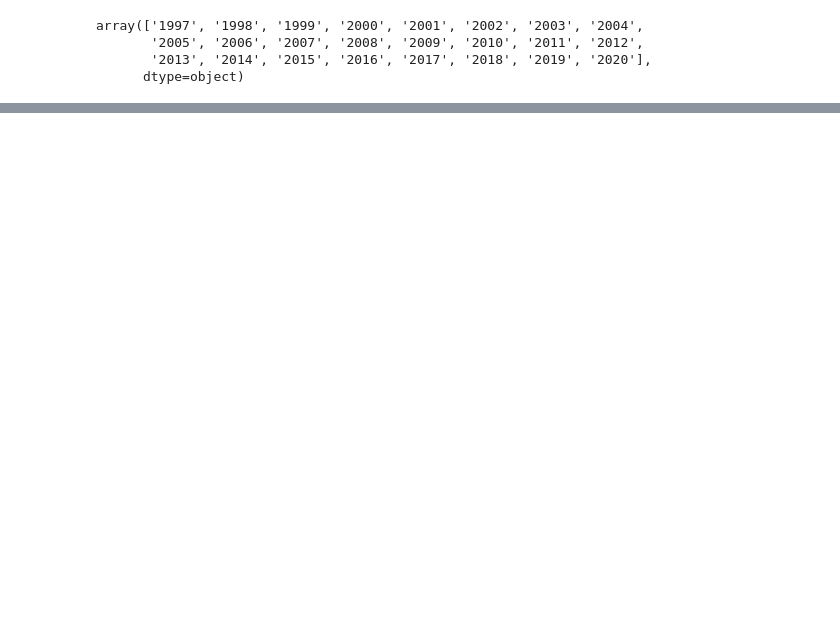
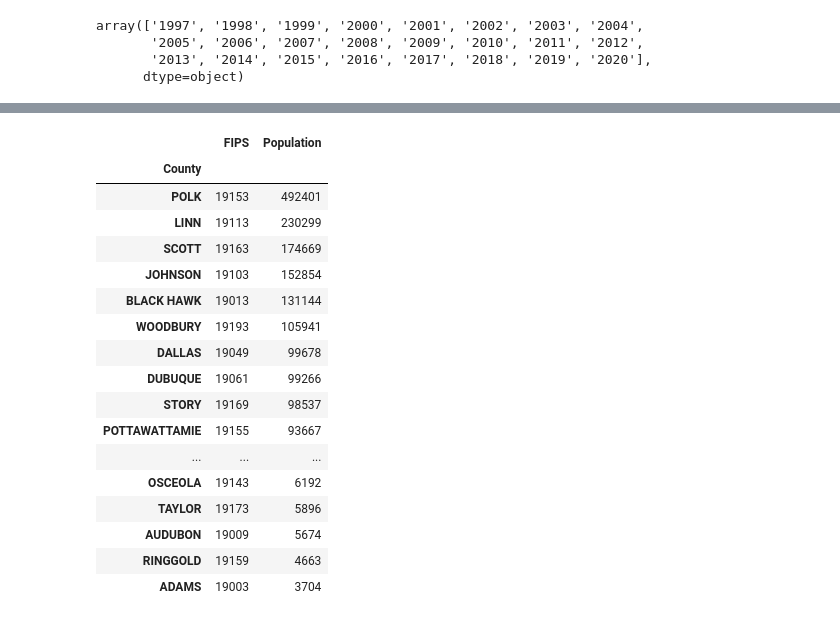
Before and after one commit to flyingcape/Iowa_Liquor_Sales, a Jupyter notebook: Visualizing_Other_County_Variables.ipynb, the cells around one changed output, grey strips where cells are left out. Drawn from its saved outputs; the diff is of its cells as text; code cells hidden in the pictures; blank space fills up the shorter version.

```diff
--- a/Visualizing_Other_County_Variables.ipynb
+++ b/Visualizing_Other_County_Variables.ipynb
@@ -382,2 +213,0 @@ temp3
-# %%
-iowa_pop_temp['County'] = iowa_pop_temp['County'].str.lower()
@@ -584,0 +269,61 @@ county.sort_values(by = ['County','Year'])
+# %%
+data0_2015 = iowa_pop_temp.loc[iowa_pop_temp['Year'] == '2015']
+data0_2016 = iowa_pop_temp.loc[iowa_pop_temp['Year'] == '2016']
+data0_2017 = iowa_pop_temp.loc[iowa_pop_temp['Year'] == '2017']
+data0_2018 = iowa_pop_temp.loc[iowa_pop_temp['Year'] == '2018']
+data0_2019 = iowa_pop_temp.loc[iowa_pop_temp['Year'] == '2019']
+data0_2020 = iowa_pop_temp.loc[iowa_pop_temp['Year'] == '2020']
+
+pop_2015 = []
+pop_2016 = []
+pop_2017 = []
+pop_2018 = []
+pop_2019 = []
+pop_2020 = []
+
+for k in all_counties:
+    pop_2015 = np.append(pop_2015,
+                data0_2015.loc[data0_2015['County'] == k,'Population'])
+
+    pop_2016 = np.append(pop_2016,
+                data0_2016.loc[data0_2016['County'] == k, 'Population'])
+
+    pop_2017 = np.append(pop_2017,
+                data0_2017.loc[data0_2017['County'] == k, 'Population'])
+
+    pop_2018 = np.append(pop_2018,
+                data0_2018.loc[data0_2018['County'] == k, 'Population'])
+
+    pop_2019 = np.append(pop_2019,
+                data0_2019.loc[data0_2019['County'] == k, 'Population'])
+
+    pop_2020 = np.append(pop_2020,
+                data0_2020.loc[data0_2020['County'] == k, 'Population'])
+
+map_counties_pts['Population_2015'] = pop_2015
+map_counties_pts['Population_2016'] = pop_2016
+map_counties_pts['Population_2017'] = pop_2017
+map_counties_pts['Population_2018'] = pop_2018
+map_counties_pts['Population_2019'] = pop_2019
+map_counties_pts['Population_2020'] = pop_2020
+# %%
+data0_2020.groupby(['County']).mean().sort_values('Population', ascending=False)
+# %% [output]
+|  | FIPS | Population |
+| County |  |  |
+| POLK | 19153 | 492401 |
+| LINN | 19113 | 230299 |
+| SCOTT | 19163 | 174669 |
+| JOHNSON | 19103 | 152854 |
+| BLACK HAWK | 19013 | 131144 |
+| WOODBURY | 19193 | 105941 |
+| DALLAS | 19049 | 99678 |
+| DUBUQUE | 19061 | 99266 |
+| STORY | 19169 | 98537 |
+| POTTAWATTAMIE | 19155 | 93667 |
+| ... | ... | ... |
+| OSCEOLA | 19143 | 6192 |
+| TAYLOR | 19173 | 5896 |
+| AUDUBON | 19009 | 5674 |
+| RINGGOLD | 19159 | 4663 |
+| ADAMS | 19003 | 3704 |
```
Also changed, not shown: parts of 66 cells of this notebook, 3 other files.
